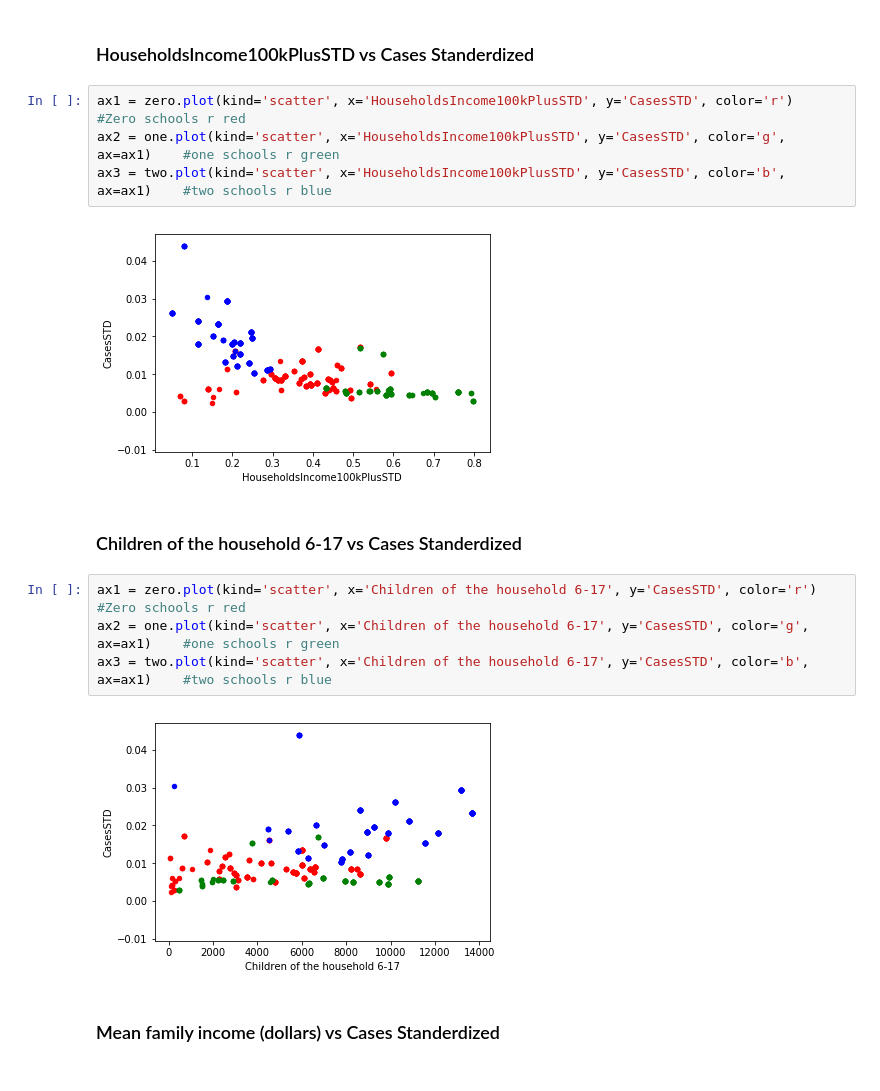
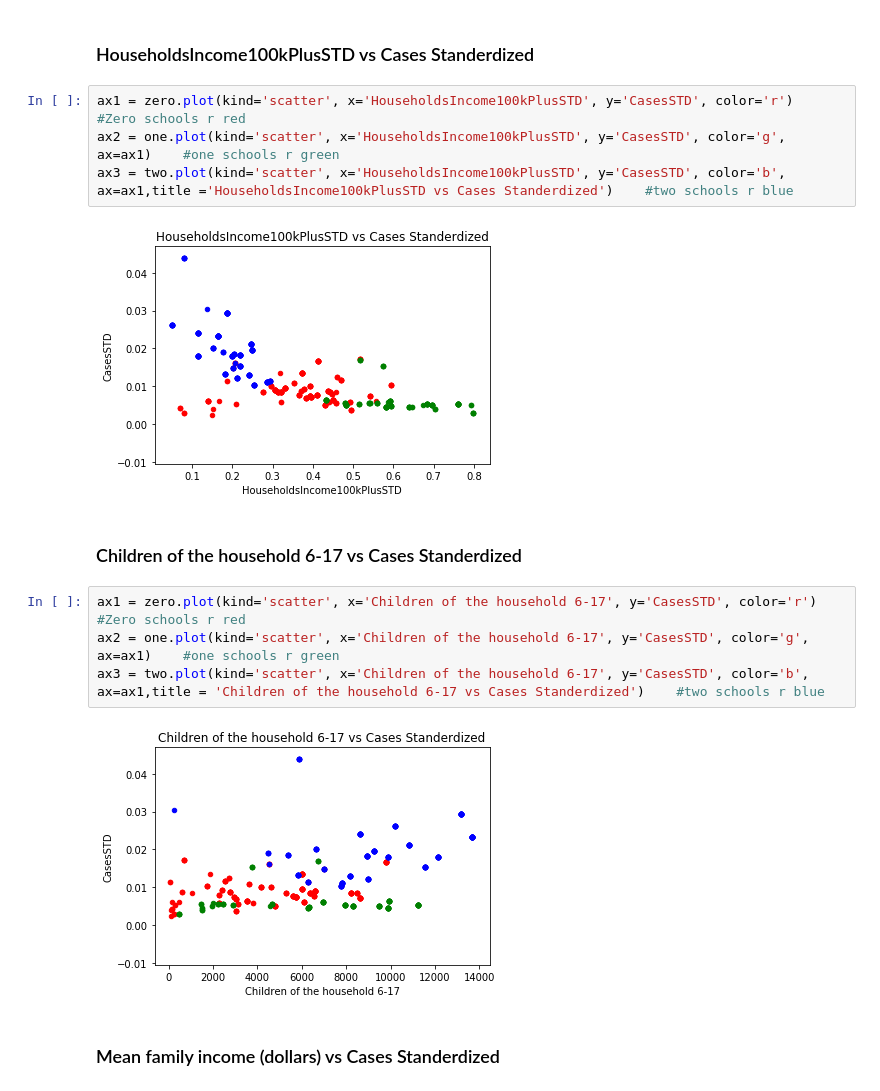
Before and after one commit to renaldyh27/COVID-Cool-for-School, a Jupyter notebook: Everything Cleaned.ipynb, the cells around one changed output. Saved outputs shown, nothing was run; the diff lists cells and outputs as text.

```diff
--- a/Everything Cleaned.ipynb
+++ b/Everything Cleaned.ipynb
@@ -575,17 +575,17 @@ ax3 = two.plot(kind='scatter', x='HouseholdsIncome35kto100kSTD', y='CasesSTD', c
 # %%
 ax1 = zero.plot(kind='scatter', x='HouseholdsIncome100kPlusSTD', y='CasesSTD', color='r')    #Zero schools r red
 ax2 = one.plot(kind='scatter', x='HouseholdsIncome100kPlusSTD', y='CasesSTD', color='g', ax=ax1)    #one schools r green
-ax3 = two.plot(kind='scatter', x='HouseholdsIncome100kPlusSTD', y='CasesSTD', color='b', ax=ax1)    #two schools r blue
+ax3 = two.plot(kind='scatter', x='HouseholdsIncome100kPlusSTD', y='CasesSTD', color='b', ax=ax1,title ='HouseholdsIncome100kPlusSTD vs Cases Standerdized')    #two schools r blue
 # %% [output]
-[figure, old version]
+[figure, new version]
 # %% [markdown]
 ### Children of the household 6-17 vs Cases Standerdized
 # %%
 ax1 = zero.plot(kind='scatter', x='Children of the household 6-17', y='CasesSTD', color='r')    #Zero schools r red
 ax2 = one.plot(kind='scatter', x='Children of the household 6-17', y='CasesSTD', color='g', ax=ax1)    #one schools r green
-ax3 = two.plot(kind='scatter', x='Children of the household 6-17', y='CasesSTD', color='b', ax=ax1)    #two schools r blue
+ax3 = two.plot(kind='scatter', x='Children of the household 6-17', y='CasesSTD', color='b', ax=ax1,title = 'Children of the household 6-17 vs Cases Standerdized')    #two schools r blue
 # %% [output]
-[figure, old version]
+[figure, new version]
 # %% [markdown]
 ### Mean family income (dollars) vs Cases Standerdized
 # %%
```
Also changed, not shown: parts of 6 cells of this notebook.
